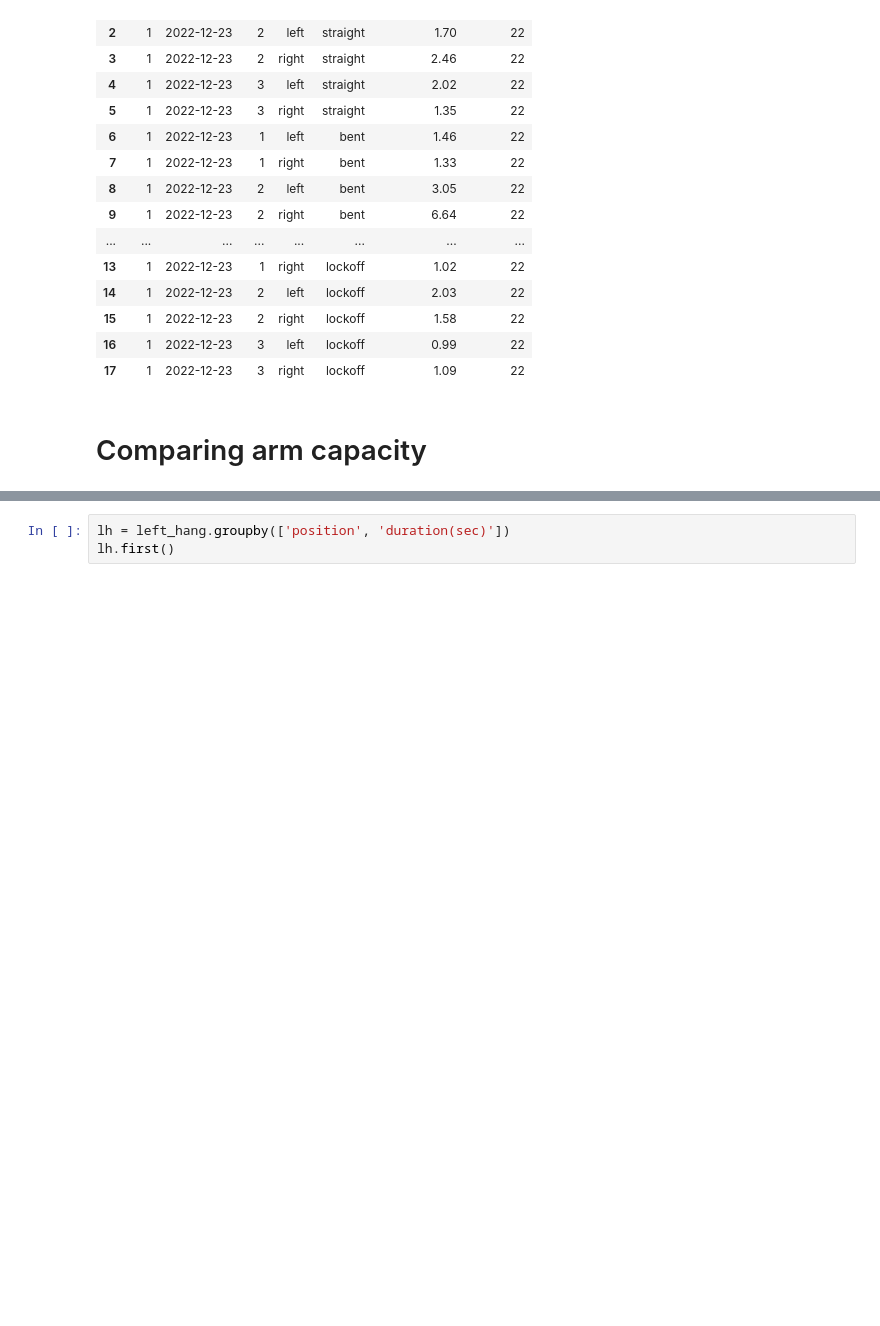
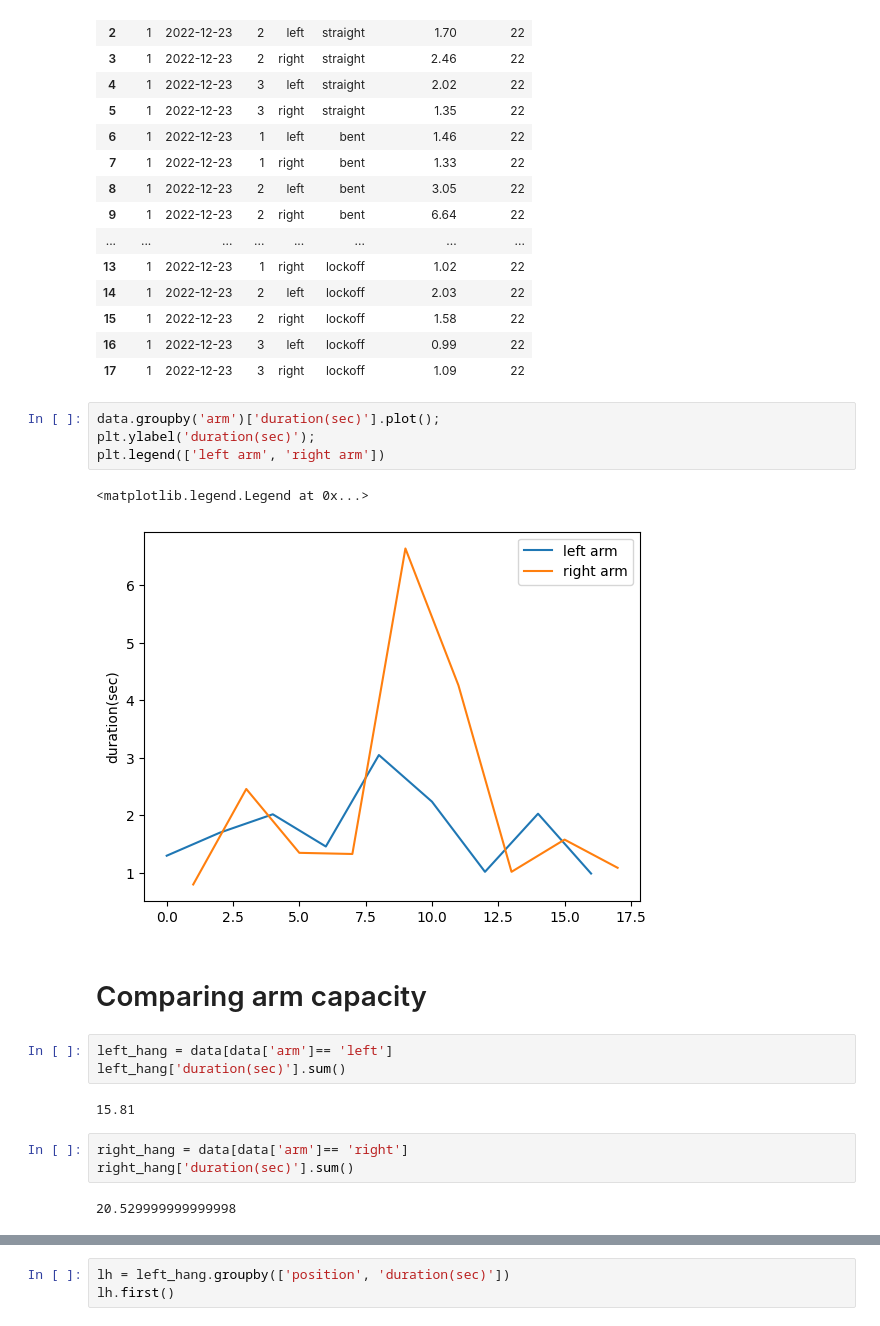
Before and after one commit to DanielBrechner/hangboard-tracker, a Jupyter notebook: graph.ipynb, the cells around one changed output, grey strips where cells are left out. Cells and saved outputs as stored; diff of their text form; blank space fills up the shorter version.

Commit message:
comparison and graph

```diff
--- a/graph.ipynb
+++ b/graph.ipynb
@@ -22,6 +22,23 @@ data
 | 15 | 1 | 2022-12-23 | 2 | right | lockoff | 1.58 | 22 |
 | 16 | 1 | 2022-12-23 | 3 | left | lockoff | 0.99 | 22 |
 | 17 | 1 | 2022-12-23 | 3 | right | lockoff | 1.09 | 22 |
+# %%
+data.groupby('arm')['duration(sec)'].plot();
+plt.ylabel('duration(sec)');
+plt.legend(['left arm', 'right arm'])
+# %% [output]
+<matplotlib.legend.Legend at 0x...>
+[figure, added]
 # %% [markdown]
 # Comparing arm capacity
+# %%
+left_hang = data[data['arm']== 'left']
+left_hang['duration(sec)'].sum()
+# %% [output]
+15.81
+# %%
+right_hang = data[data['arm']== 'right']
+right_hang['duration(sec)'].sum()
+# %% [output]
+20.529999999999998
 # %%
```
Also changed, not shown: parts of 1 cell of this notebook.
